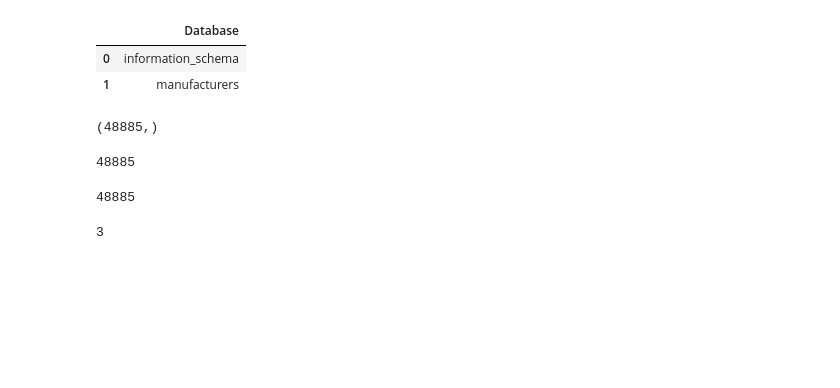
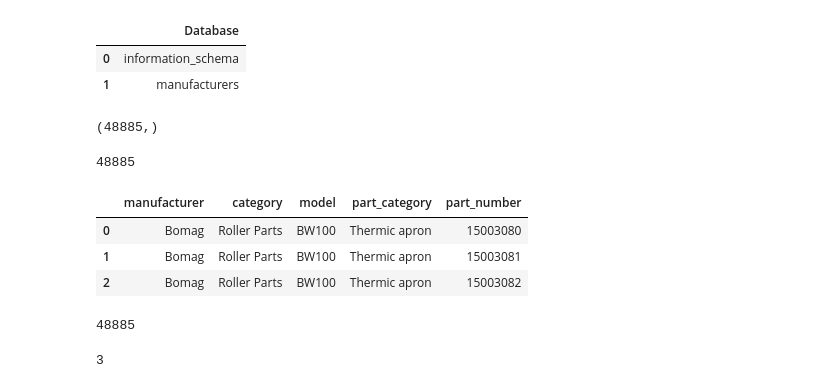
Before and after one commit to belyatskiy13/dnl, a Jupyter notebook: Untitled.ipynb, the cells around one changed output. Cells and saved outputs as stored; diff of their text form; code cells hidden in the pictures; blank space fills up the shorter version.

```diff
--- a/Untitled.ipynb
+++ b/Untitled.ipynb
@@ -281,6 +296,18 @@ for item in res:
 res.scalar()
 # %% [output]
 48885
+# %%
+r = requests.get(url='http://localhost:8000/db/', params={'manufacturer': 'Bomag',
+                                                          'model': 'BW100',
+                                                          'part_category': 'Thermic apron'})
+# r = requests.get(url='http://localhost:8000/db/', params={'manufacturer': 'Bomag'})
+# %%
+pd.DataFrame(r.json())
+# %% [output]
+|  | manufacturer | category | model | part_category | part_number |
+| 0 | Bomag | Roller Parts | BW100 | Thermic apron | 15003080 |
+| 1 | Bomag | Roller Parts | BW100 | Thermic apron | 15003081 |
+| 2 | Bomag | Roller Parts | BW100 | Thermic apron | 15003082 |
 # %%
 pd.read_sql('select count(*) from manufacturers.manufacturers_table;', con=engine).values[0][0]
 # %% [output]
```
Also changed, not shown: parts of 3 cells of this notebook, 4 other files.
